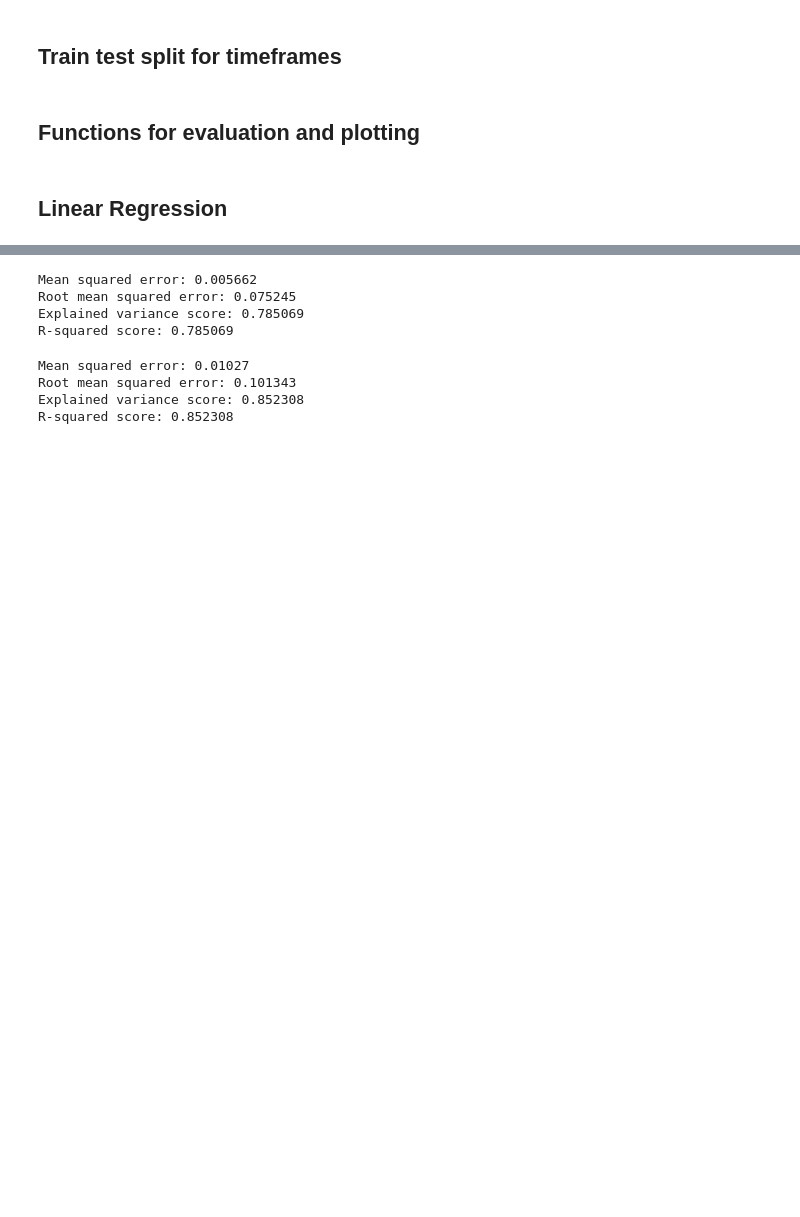
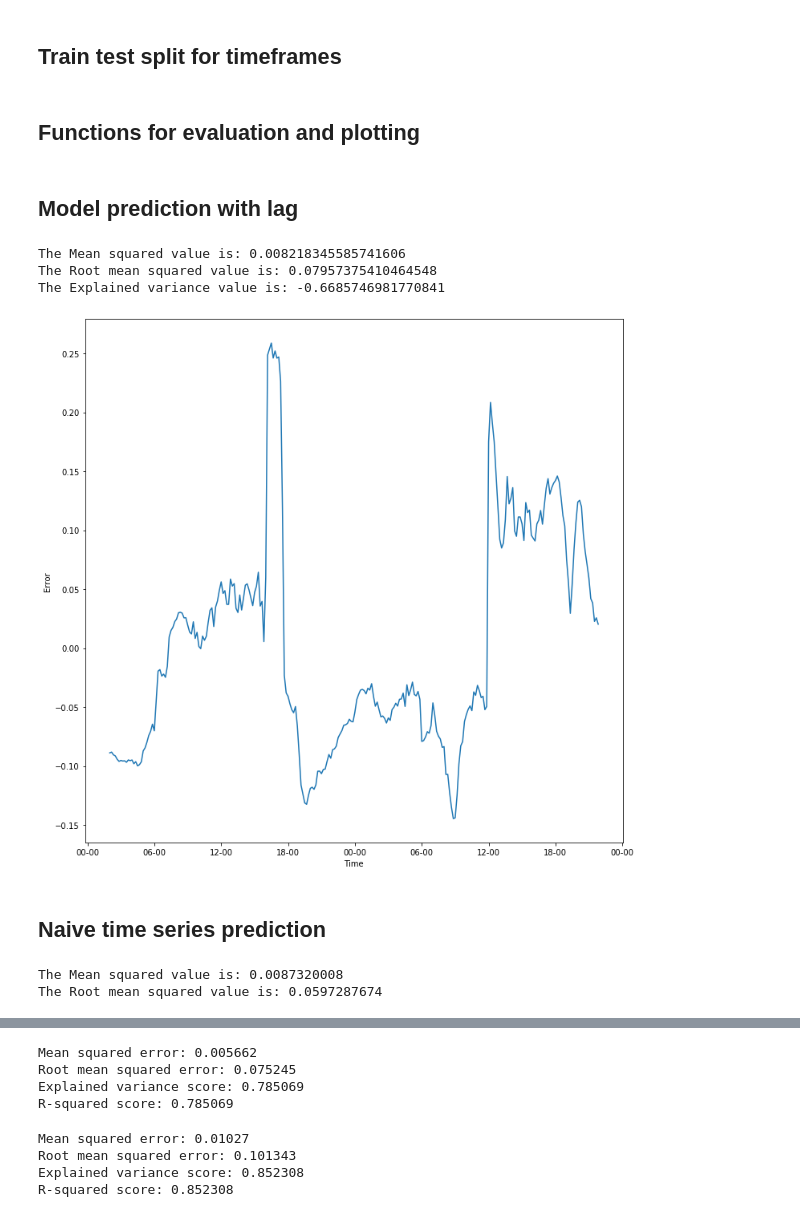
Before and after one commit to matthiswe/EinsMan-Ausfallarbeit, a Jupyter notebook: Capstone_Quadra_Energy Modelling.ipynb, the cells around one changed output, grey strips where cells are left out. Cells and saved outputs as stored; diff of their text form; code cells hidden in the pictures; blank space fills up the shorter version.

```diff
--- a/Capstone_Quadra_Energy Modelling.ipynb
+++ b/Capstone_Quadra_Energy Modelling.ipynb
@@ -222,18 +223,21 @@ df[df.index.duplicated()]
 # %% [markdown]
 ## Train test split
 # %%
-features =['dswrf_sfc_wm2',
+features =[#'dswrf_sfc_wm2',
     'gust_sfc_ms',
-     'hpbl_sfc_m', 'msl_ms_pa',
-       'pottemp_80mto0m_K', 'q_2m_1', 'q_pfg30_1', 'r_pl925_perc',
-       'r_pl950_perc', 'shtfl_sfc_wm2', 't_100m_k', 't_2m_k',
-       'tcclow_sfc_perc', 'tccmedium_sfc_perc',
+     'hpbl_sfc_m',
+    #'msl_ms_pa',
+   #    'pottemp_80mto0m_K', 'q_2m_1', 'q_pfg30_1',
+    'r_pl925_perc',
+    #   'r_pl950_perc', 'shtfl_sfc_wm2', 't_100m_k', 't_2m_k',
+       'tcclow_sfc_perc',
+    #'tccmedium_sfc_perc',
 #           'wdir_100m_dn', 'wdir_10m_dn',
  #      'wdir_pl925_dn',
     'wsp_100m_ms'
-    , 'wsp_10m_ms', 'wsp_pl925_ms',
+    , 'wsp_10m_ms', 'wsp_pl925_ms'
        #'created_on',
-           'azimuth', 'elevation',
+#           'azimuth', 'elevation',
           ]
 X = df[features]
 Y1 = df['power_mw_obsnorm']
@@ -322,5 +326,5 @@ def plot_pred_timeframe(y_test, y_pred):
         plt.legend()
     plt.figure(figsize=(20,10.0))
     plt.show()
-# %% [markdown]
-## Linear Regression
+# %% [markdown]
+## Model prediction with lag
@@ -326,0 +370,28 @@ def plot_pred_timeframe(y_test, y_pred):
+# %%
+timeframe_start = '2018-12-01 00:00'
+timeframe_end = '2019-01-11 00:00'
+results_roll, y_list_roll = modelling_rolling(X, Y3, timeframe_start, timeframe_end,
+                                              SVR(kernel='rbf'), 2, 12)
+# %%
+for i in range(1,4):
+    lists = [ 'Root mean squared value','Mean squared value', 'Root mean squared value', 'Explained variance value']
+    res = sum(results_roll[i])/len(results_roll[i])
+    print('The {} is: {}'.format(lists[i],res))
+# %% [output]
+The Mean squared value is: 0.008218345585741606
+The Root mean squared value is: 0.07957375410464548
+The Explained variance value is: -0.6685746981770841
+# %%
+y = y_list_roll['error']
+x = y_list_roll.index
+fig, ax = plt.subplots(figsize=(12, 12))
+date_form = DateFormatter("%H-%M")
+ax.xaxis.set_major_formatter(date_form)
+plt.plot(x, y)
+plt.xlabel('Time')
+plt.ylabel('Error')
+plt.show()
+# %% [output]
+[figure, added]
+# %% [markdown]
+## Naive time series prediction
@@ -326,0 +439,8 @@ def plot_pred_timeframe(y_test, y_pred):
+# %%
+for i in range(1,3):
+    lists = [ 'Root mean squared value','Mean squared value', 'Root mean squared value', 'Explained variance value']
+    res = round((sum(results[i])/len(results[i])),10)
+    print('The {} is: {}'.format(lists[i],res))
+# %% [output]
+The Mean squared value is: 0.0087320008
+The Root mean squared value is: 0.0597287674
```
Also changed, not shown: parts of 67 cells of this notebook, 1 other file.
